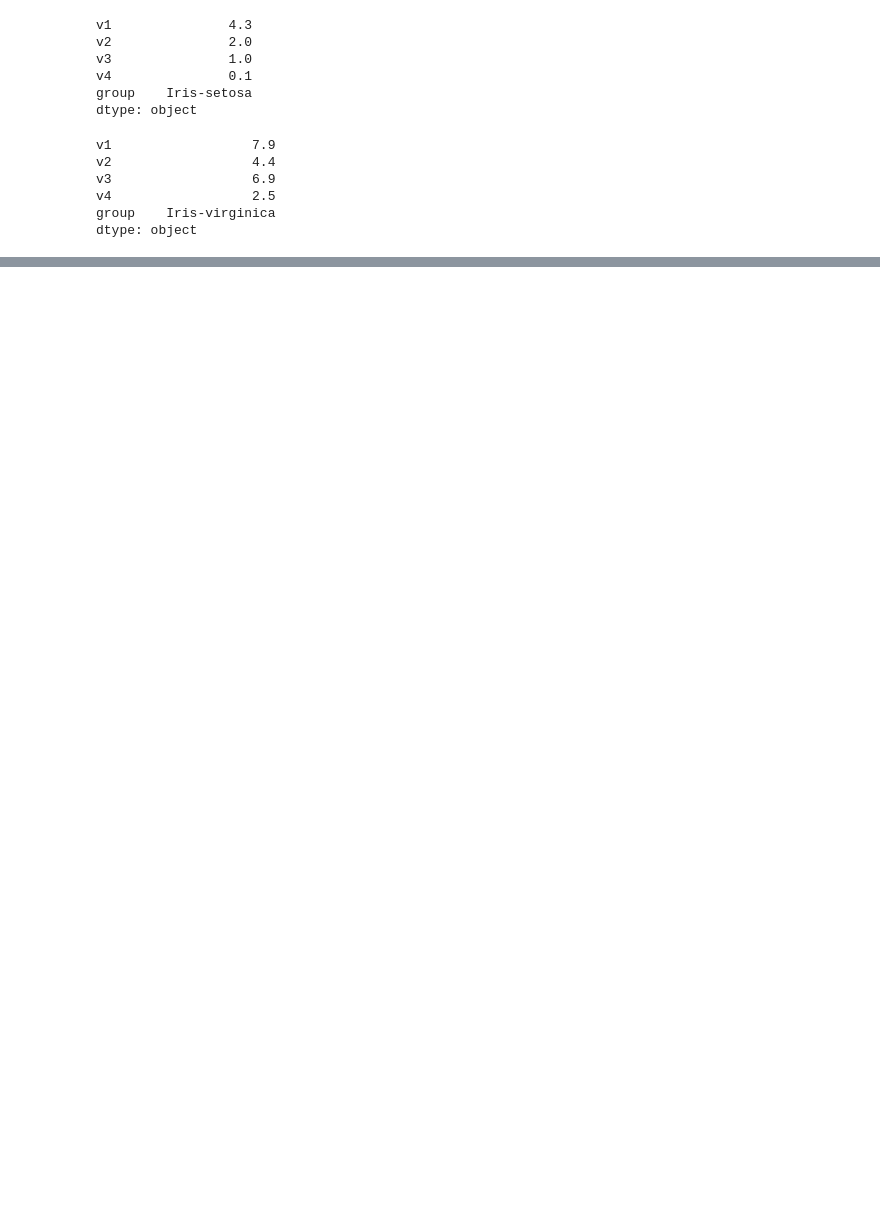
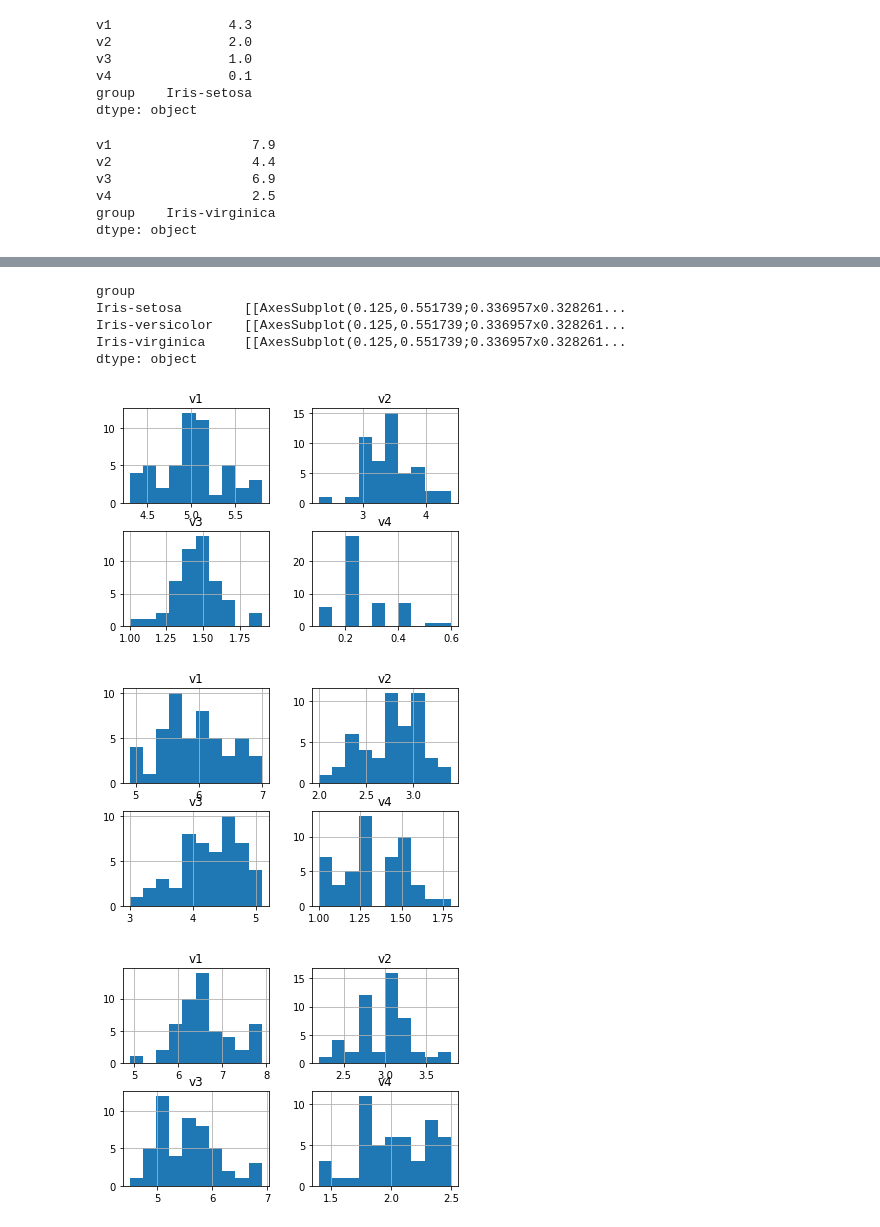
Before and after one commit to SemStepan/home_work, a Jupyter notebook: HW 2.2.2 .ipynb, the cells around one changed output, grey strips where cells are left out. Saved outputs shown, nothing was run; the diff lists cells and outputs as text; code cells hidden in the pictures; blank space fills up the shorter version.

```diff
--- a/HW 2.2.2 .ipynb
+++ b/HW 2.2.2 .ipynb
@@ -192,0 +219,2 @@ pd_data.describe()
+# %%
+group = pd_data.groupby(by ='group')
@@ -192,0 +287,11 @@ pd_data.describe()
+# %%
+group.hist()
+# %% [output]
+group
+Iris-setosa        [[AxesSubplot(0.125,0.551739;0.336957x0.328261...
+Iris-versicolor    [[AxesSubplot(0.125,0.551739;0.336957x0.328261...
+Iris-virginica     [[AxesSubplot(0.125,0.551739;0.336957x0.328261...
+dtype: object
+[figure, added]
+[figure, added]
+[figure, added]
```
Also changed, not shown: parts of 31 cells of this notebook.
